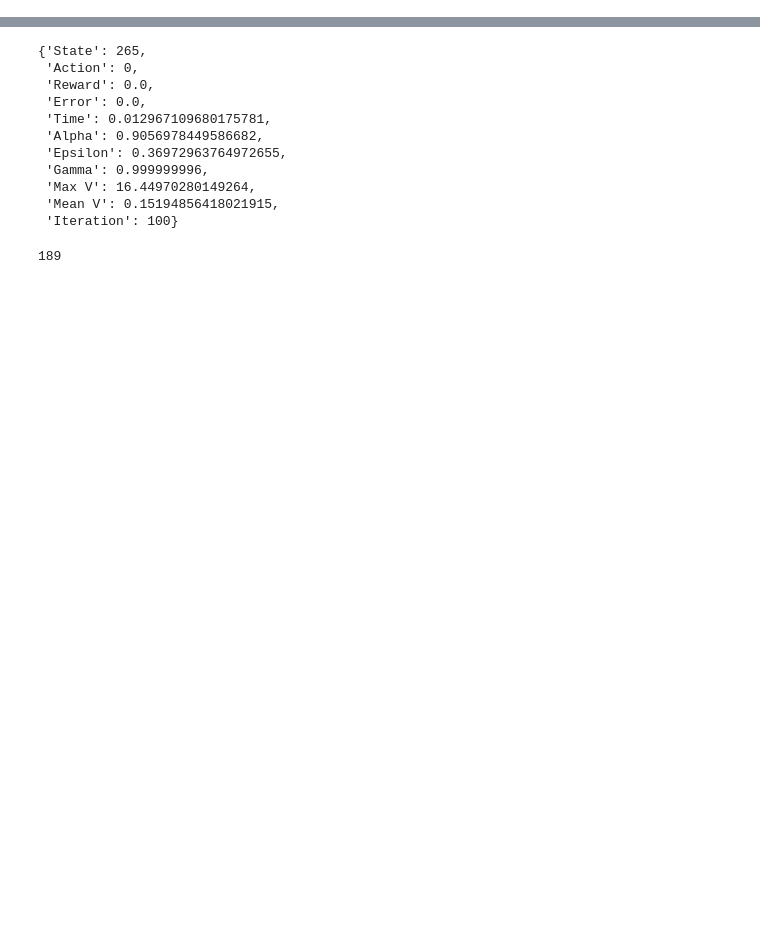
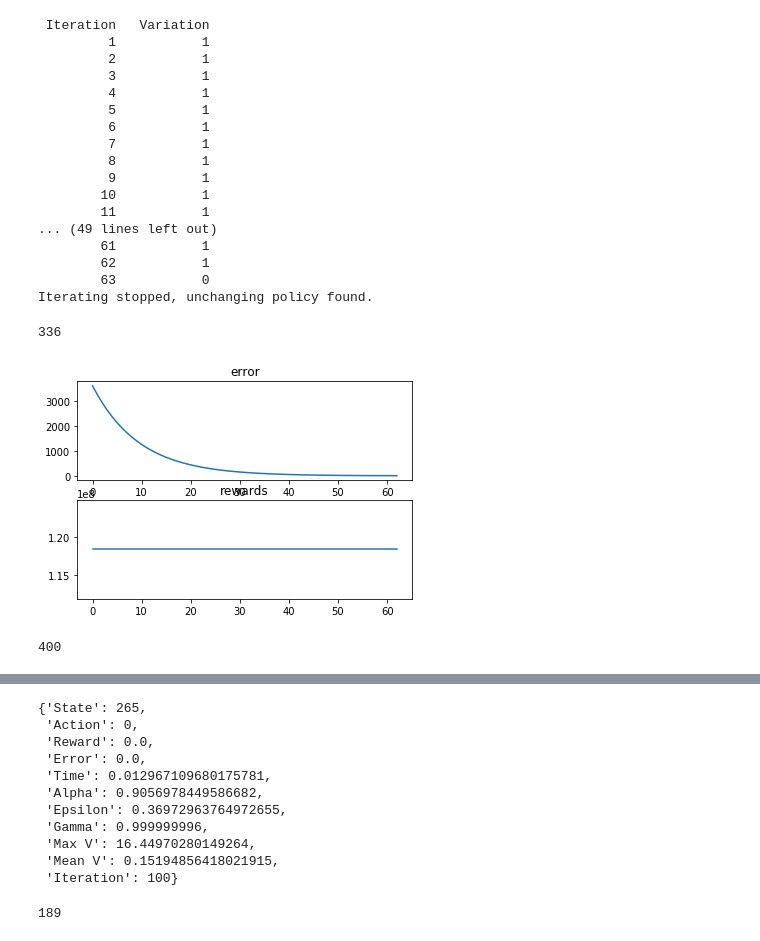
Before and after one commit to neojohny/ml_7641, a Jupyter notebook: homework4/forest_management.ipynb, the cells around one changed output, grey strips where cells are left out. Drawn from its saved outputs; the diff is of its cells as text; code cells hidden in the pictures; blank space fills up the shorter version.

```diff
--- a/homework4/forest_management.ipynb
+++ b/homework4/forest_management.ipynb
@@ -34,3 +36,34 @@ def vi_plot(mol):
     return result,errors,vi_re
 # %%
 P, R = example.forest(S=400, r1=400, r2=200, p=0.1, is_sparse=False)
+# %%
+gamma = 0.999999996
+
+pi = mdp.PolicyIteration(P, R, gamma)
+pi.setVerbose()
+pi_result,pi_error,pi_reward = vi_plot(pi)
+sum(pi.policy)
+# %% [output]
+ Iteration   Variation
+         1           1
+         2           1
+         3           1
+         4           1
+         5           1
+         6           1
+         7           1
+         8           1
+         9           1
+        10           1
+        11           1
+... (49 lines left out)
+        61           1
+        62           1
+        63           0
+Iterating stopped, unchanging policy found.
+336
+[figure, added]
+# %%
+len(pi.V)
+# %% [output]
+400
```
Also changed, not shown: parts of 36 cells of this notebook, 1 other file.
